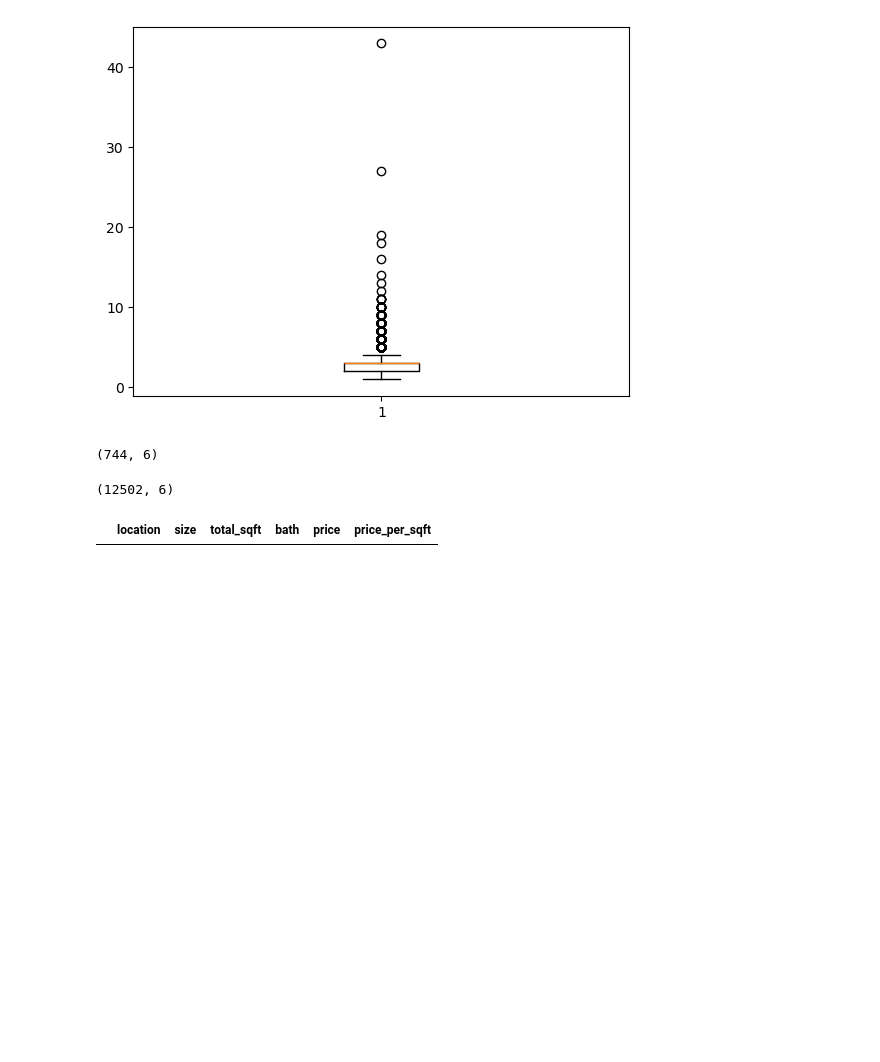
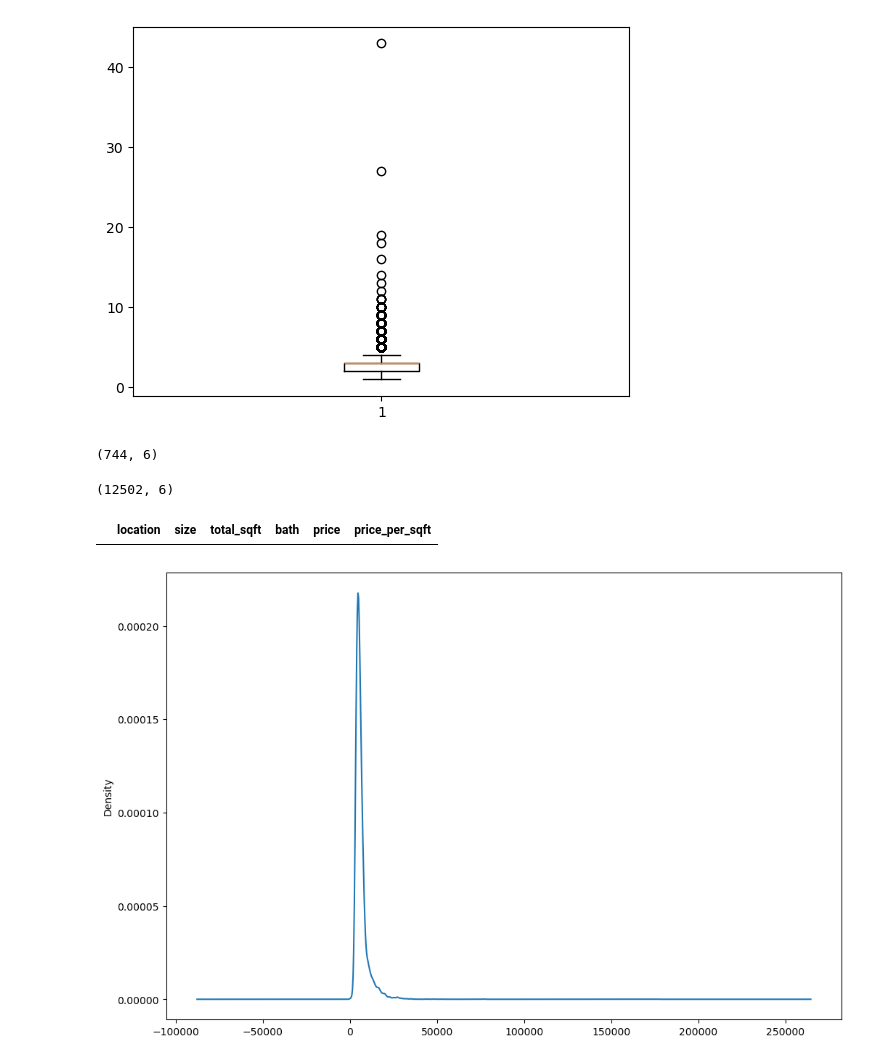
Before and after one commit to dilliram-code/Project-Real-Estate-Price-Prediction, a Jupyter notebook: bengaluru_house_price.ipynb, the cells around one changed output. Drawn from its saved outputs; the diff is of its cells as text; code cells hidden in the pictures; blank space fills up the shorter version.

```diff
--- a/bengaluru_house_price.ipynb
+++ b/bengaluru_house_price.ipynb
@@ -455,3 +455,10 @@ df.shape
 df[((df['total_sqft']/df['size'])<300)]
 # %% [output]
 |  | location | size | total_sqft | bath | price | price_per_sqft |
+# %%
+# col: price per sq. ft
+plt.figure(figsize=(12,8))
+df['price_per_sqft'].plot(kind='kde')
+plt.show()
+# %% [output]
+[figure, added]
```
Also changed, not shown: parts of 3 cells of this notebook.
